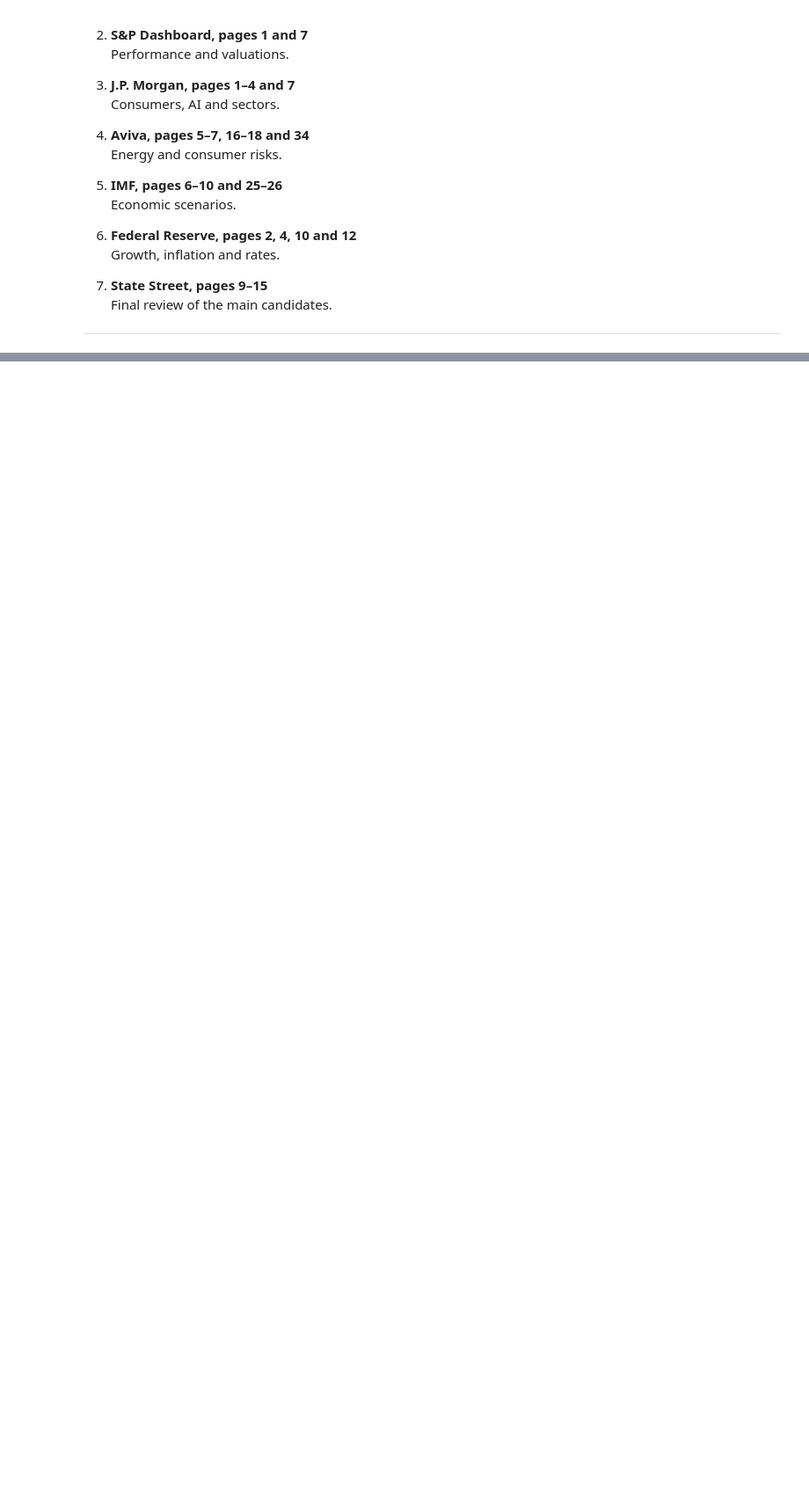
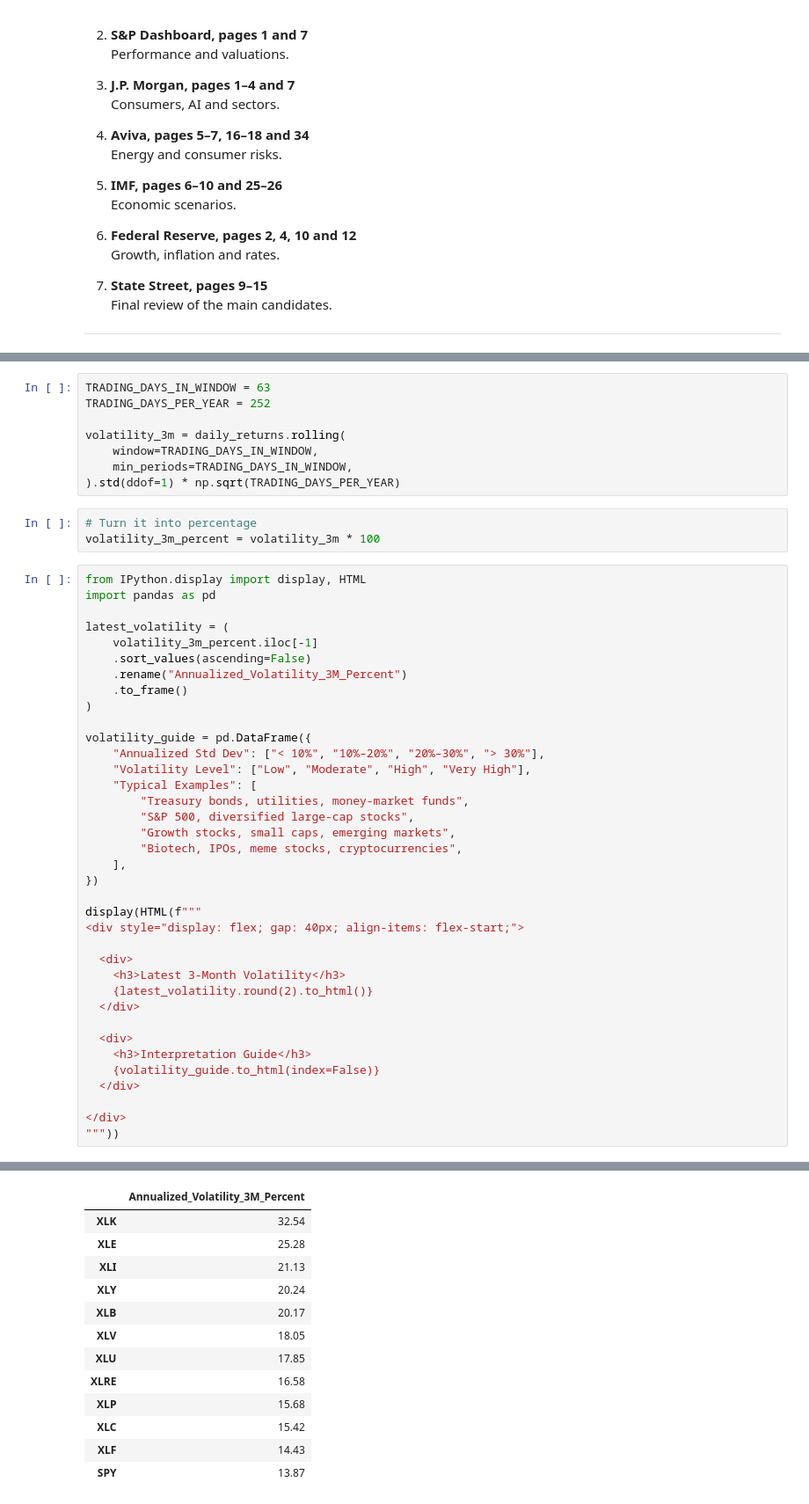
Before and after one commit to VelasquezMariucci/bottom-3-performers-quant-research, a Jupyter notebook: notebooks/home.ipynb, the cells around one changed output, grey strips where cells are left out. Shown at 88% size. Drawn from its saved outputs; the diff is of its cells as text; blank space fills up the shorter version.

```diff
--- a/notebooks/home.ipynb
+++ b/notebooks/home.ipynb
@@ -251,0 +585,49 @@ Steps:
+# %%
+TRADING_DAYS_IN_WINDOW = 63
+TRADING_DAYS_PER_YEAR = 252
+
+volatility_3m = daily_returns.rolling(
+    window=TRADING_DAYS_IN_WINDOW,
+    min_periods=TRADING_DAYS_IN_WINDOW,
+).std(ddof=1) * np.sqrt(TRADING_DAYS_PER_YEAR)
+# %%
+# Turn it into percentage
+volatility_3m_percent = volatility_3m * 100
+# %%
+from IPython.display import display, HTML
+import pandas as pd
+
+latest_volatility = (
+    volatility_3m_percent.iloc[-1]
+    .sort_values(ascending=False)
+    .rename("Annualized_Volatility_3M_Percent")
+    .to_frame()
+)
+
+volatility_guide = pd.DataFrame({
+    "Annualized Std Dev": ["< 10%", "10%–20%", "20%–30%", "> 30%"],
+    "Volatility Level": ["Low", "Moderate", "High", "Very High"],
+    "Typical Examples": [
+        "Treasury bonds, utilities, money-market funds",
+        "S&P 500, diversified large-cap stocks",
+        "Growth stocks, small caps, emerging markets",
+        "Biotech, IPOs, meme stocks, cryptocurrencies",
+    ],
+})
+
+display(HTML(f"""
+<div style="display: flex; gap: 40px; align-items: flex-start;">
+
+  <div>
+    <h3>Latest 3-Month Volatility</h3>
+    {latest_volatility.round(2).to_html()}
+  </div>
+
+  <div>
+    <h3>Interpretation Guide</h3>
+    {volatility_guide.to_html(index=False)}
+  </div>
+
+</div>
+"""))
+# %% [output]
@@ -251,0 +635,13 @@ Steps:
+|  | Annualized_Volatility_3M_Percent |
+| XLK | 32.54 |
+| XLE | 25.28 |
+| XLI | 21.13 |
+| XLY | 20.24 |
+| XLB | 20.17 |
+| XLV | 18.05 |
+| XLU | 17.85 |
+| XLRE | 16.58 |
+| XLP | 15.68 |
+| XLC | 15.42 |
+| XLF | 14.43 |
+| SPY | 13.87 |
```
Also changed, not shown: parts of 11 cells of this notebook, 5 other files.
